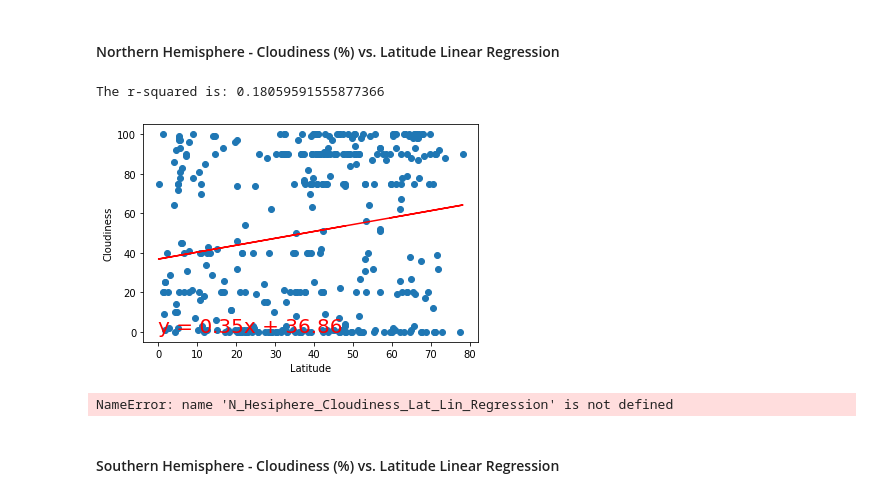
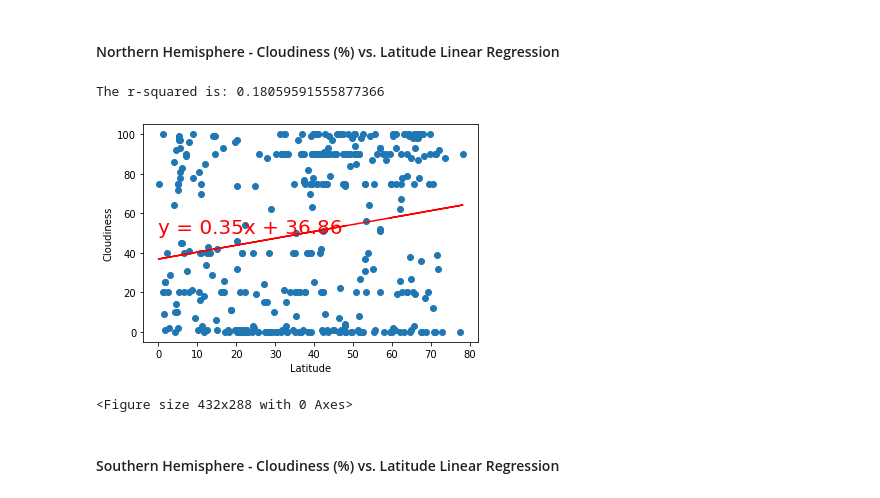
Before and after one commit to emersonmolett/python-api-challenge, a Jupyter notebook: WeatherPy/WeatherPy.ipynb, the cells around one changed output. Saved outputs shown, nothing was run; the diff lists cells and outputs as text; code cells hidden in the pictures.

```diff
--- a/WeatherPy/WeatherPy.ipynb
+++ b/WeatherPy/WeatherPy.ipynb
@@ -328,13 +328,13 @@ The r-squared is: 0.35574415973440865
 # %%
 x_values = northern_hemisphere["Lat"]
 y_values = northern_hemisphere["Cloudiness"]
 plt.ylabel("Cloudiness")
-linear_reg_plot(x_values,y_values, (0,0))
-plt.savefig(N_Hesiphere_Cloudiness_Lat_Lin_Regression)
+linear_reg_plot(x_values,y_values, (0,50))
+plt.savefig("N_Hesiphere_Cloudiness_Lat_Lin_Regression.png")
 # %% [output]
 The r-squared is: 0.18059591555877366
-[figure, old version]
+[figure, new version]
-NameError: name 'N_Hesiphere_Cloudiness_Lat_Lin_Regression' is not defined
+<Figure size 432x288 with 0 Axes>
 # %% [markdown]
 ####  Southern Hemisphere - Cloudiness (%) vs. Latitude Linear Regression
 # %%
```
Also changed, not shown: parts of 1 cell of this notebook, 1 other file.
